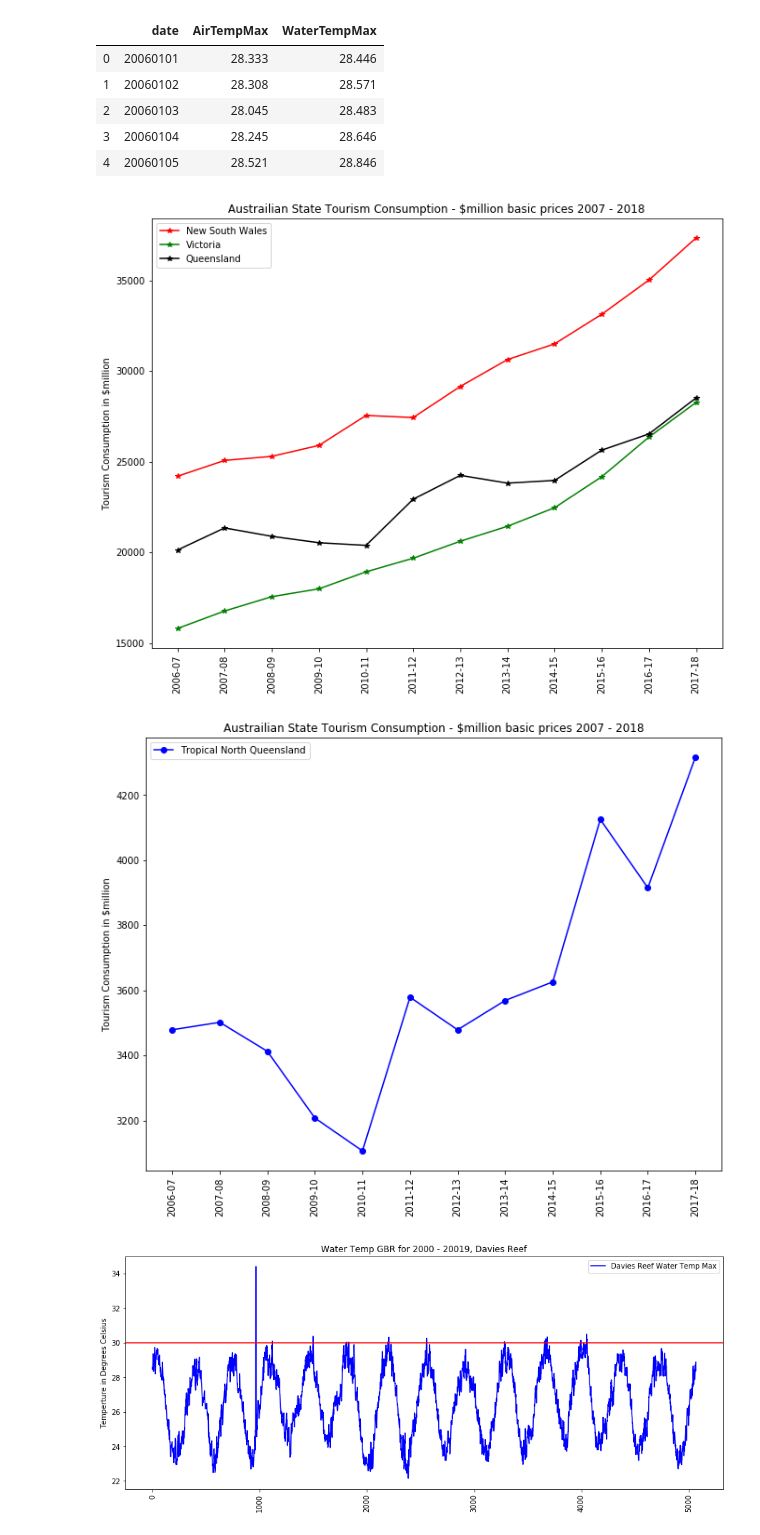
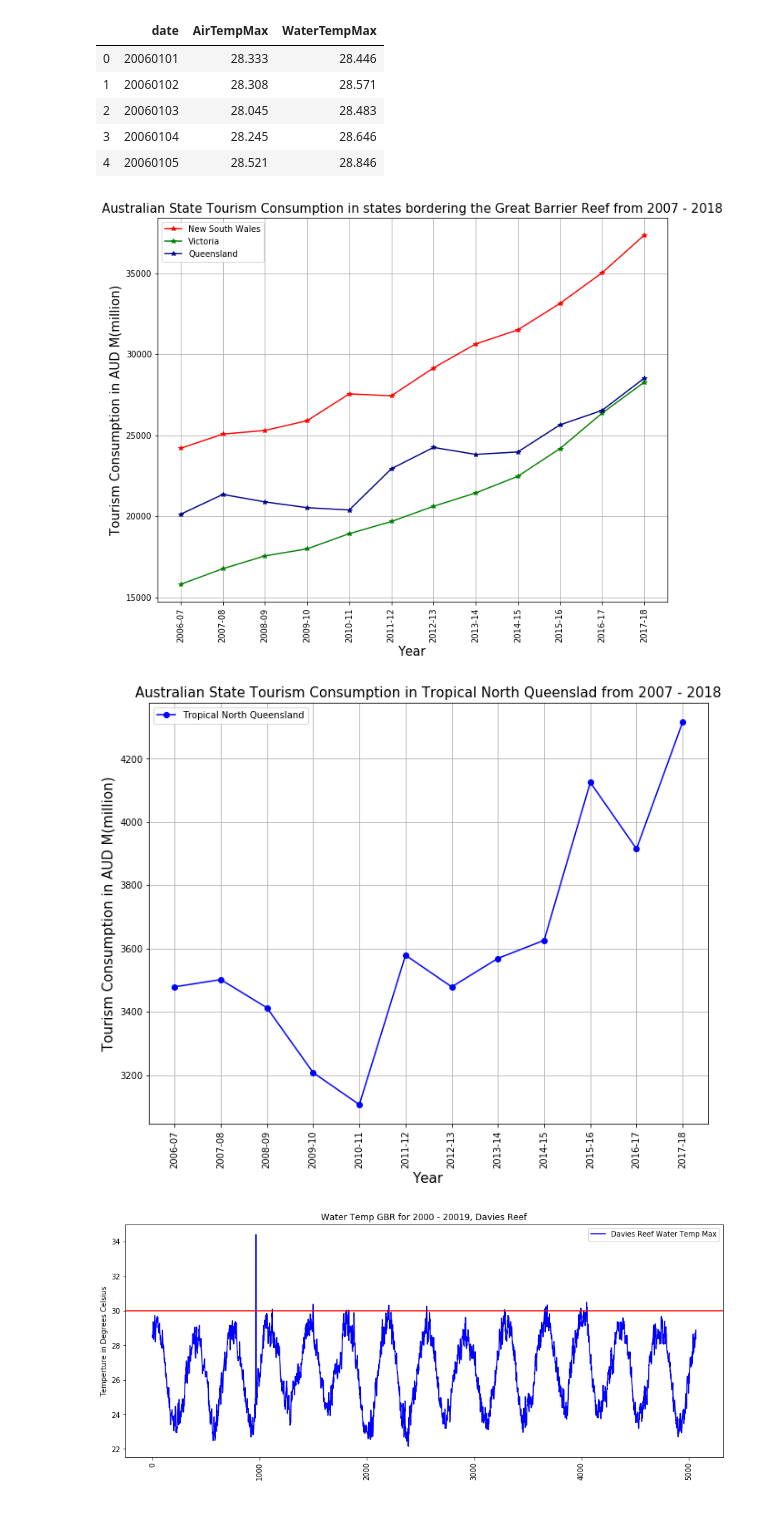
Before and after one commit to Aastha-Arora/Great-Barrier-Reef, a Jupyter notebook: 5. TourismConsumptionAus.ipynb, the cells around one changed output. Saved outputs shown, nothing was run; the diff lists cells and outputs as text; code cells hidden in the pictures.

Commit message:
changes to graphs in Tourism

```diff
--- a/5. TourismConsumptionAus.ipynb
+++ b/5. TourismConsumptionAus.ipynb
@@ -53,47 +53,56 @@ QNS = TourCons_df['QNS']
 # %%
 # create handles for line plot for each australian state except tropical north queensland due to scale of spending
 # set the figure size to 8.5 x 11 this is in inches for portrait, 11 x 8.5 for landscape
 plt.figure(figsize=[11,8.5])
 
 # set up the data for the plot
 NSW_handle, = plt.plot(x_axis, NSW, marker ='*', color='red', label= "New South Wales")
 VIC_handle, = plt.plot(x_axis, VIC, marker ='*', color='green', label= "Victoria")
-QNS_handle, = plt.plot(x_axis, QNS, marker ='*', color='black', label="Queensland")
-# set the text for the y axis
-plt.ylabel("Tourism Consumption in $million")
+QNS_handle, = plt.plot(x_axis, QNS, marker ='*', color='darkblue', label="Queensland")
+# set the text for the y axis and x axis
+plt.ylabel("Tourism Consumption in AUD M(million)", fontsize="15")
+plt.xlabel("Year", fontsize="15")
 # Set the title for the graph
-plt.title("Austrailian State Tourism Consumption - $million basic prices 2007 - 2018")
+plt.title("Australian State Tourism Consumption in states bordering the Great Barrier Reef from 2007 - 2018", fontsize="15")
 # place the legend in the lower right
 plt.legend(loc="best")
 # rotate the labels
 plt.xticks(rotation=90)
-# save tbe plot
+
+
+plt.grid(True)
+
+# save the plot
 plt.savefig("Output/SavedPlots/Aus_state_totalconsmptn_lnd.png")
+
 
 # show the plot
 plt.show()
 # %% [output]
-[figure, old version]
+[figure, new version]
 # %%
 # set the figure size to 8.5 x 11 this is in inches, invert for landscape
 plt.figure(figsize=[11,8.5])
 
 # create and plot Tropical North Queensland
 TNQ_handle, = plt.plot(x_axis, TNQ, marker ='o', color='blue', label="Tropical North Queensland")
-# set the text for the y axis
-plt.ylabel("Tourism Consumption in $million")
+# set the text for the y axis and x axis
+plt.ylabel("Tourism Consumption in AUD M(million)", fontsize="15")
+plt.xlabel("Year", fontsize="15")
 # Set the title for the graph
-plt.title("Austrailian State Tourism Consumption - $million basic prices 2007 - 2018")
+plt.title("Australian State Tourism Consumption in Tropical North Queenslad from 2007 - 2018", fontsize="15")
 # place the legend in the lower right
 plt.legend(loc="best")
 # rotate the labels
 plt.xticks(rotation=90)
+plt.grid(True)
+
 # save the plot
 plt.savefig("Output/SavedPlots/TropNorthQueenslnd_state_totalconsmptn_lnd.png")
 # show the plot
 plt.show()
 # %% [output]
-[figure, old version]
+[figure, new version]
 # %%
 #dropping not available data
 AirWaterTempMax_df = AirWaterTempMax_df.dropna(how = 'any')
```
Also changed, not shown: parts of 2 cells of this notebook, 3 other files.
